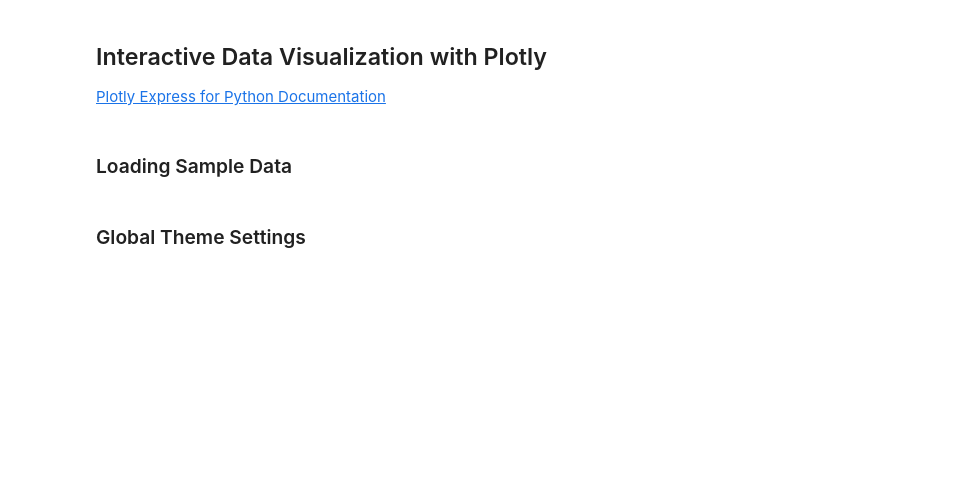
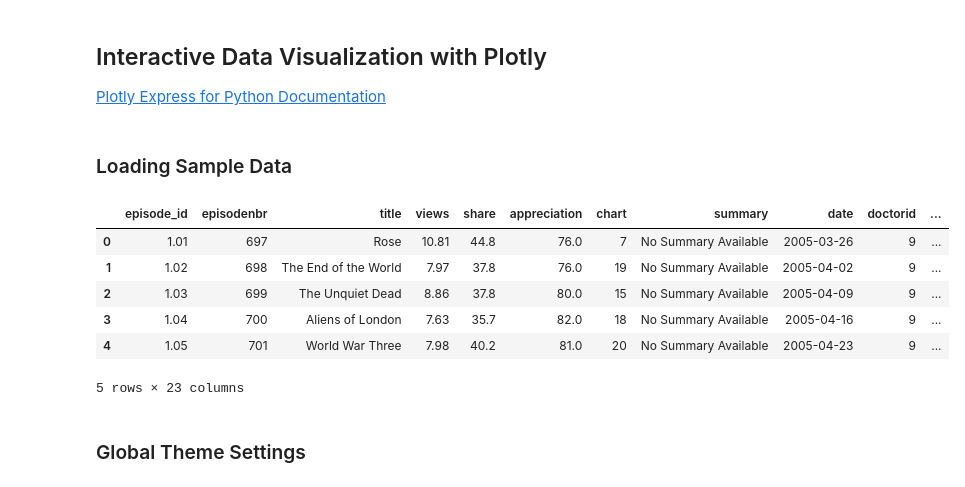
Before and after one commit to IntegerMan/PythonPlotly, a Jupyter notebook: 03_Plotly.ipynb, the cells around one changed output. Drawn from its saved outputs; the diff is of its cells as text; code cells hidden in the pictures; blank space fills up the shorter version.

```diff
--- a/03_Plotly.ipynb
+++ b/03_Plotly.ipynb
@@ -4,5 +4,20 @@
 [Plotly Express for Python Documentation](https://plotly.com/python/plotly-express/)
 # %% [markdown]
 ### Loading Sample Data
+# %%
+import pandas as pd
+
+df = pd.read_csv('data/Processed.csv')
+df.drop(columns=['Unnamed: 0'], inplace=True)
+
+df.head()
+# %% [output]
+|  | episode_id | episodenbr | title | views | share | appreciation | chart | summary | date | doctorid | ... |
+| 0 | 1.01 | 697 | Rose | 10.81 | 44.8 | 76.0 | 7 | No Summary Available | 2005-03-26 | 9 | ... |
+| 1 | 1.02 | 698 | The End of the World | 7.97 | 37.8 | 76.0 | 19 | No Summary Available | 2005-04-02 | 9 | ... |
+| 2 | 1.03 | 699 | The Unquiet Dead | 8.86 | 37.8 | 80.0 | 15 | No Summary Available | 2005-04-09 | 9 | ... |
+| 3 | 1.04 | 700 | Aliens of London | 7.63 | 35.7 | 82.0 | 18 | No Summary Available | 2005-04-16 | 9 | ... |
+| 4 | 1.05 | 701 | World War Three | 7.98 | 40.2 | 81.0 | 20 | No Summary Available | 2005-04-23 | 9 | ... |
+5 rows × 23 columns
 # %% [markdown]
 ### Global Theme Settings
```
Also changed, not shown: parts of 17 cells of this notebook, 10 other files.
